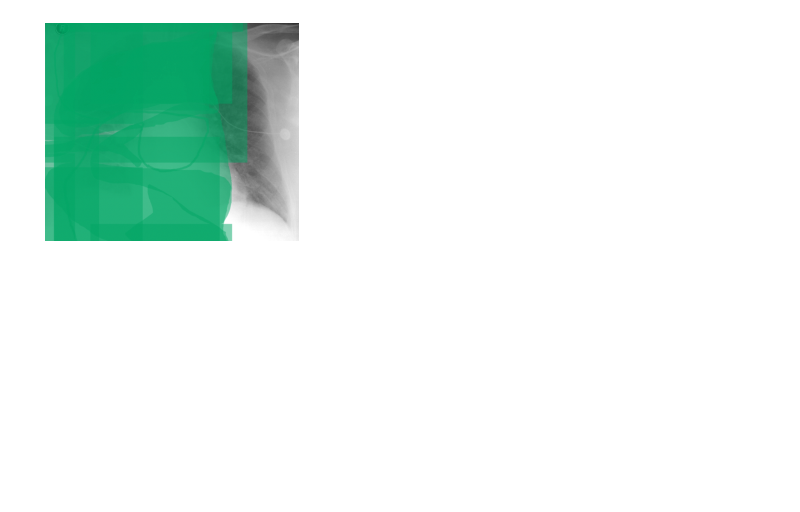
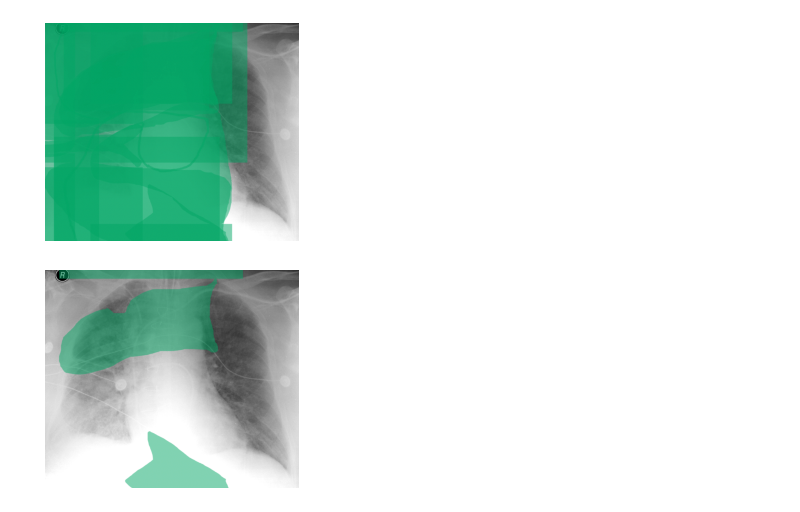
Before and after one commit to HYUNMIN-HWANG/AI604-Computer-Vision-Project, a Jupyter notebook: pycocotools_demo.ipynb, the cells around one changed output. Cells and saved outputs as stored; diff of their text form; code cells hidden in the pictures; blank space fills up the shorter version.

```diff
--- a/pycocotools_demo.ipynb
+++ b/pycocotools_demo.ipynb
@@ -33,5 +33,5 @@ COVID-19 Cardiomediastinum COVID-19 Endotracheal Tube COVID-19 Tubings COVID-19
 # %%
-catIds = coco.getCatIds(catNms=['Airways'])
+catIds = coco.getCatIds(catNms=['Right Lung'])
 print(catIds)
 imgIds = coco.getImgIds(catIds=catIds)
 print(imgIds)
@@ -95,3 +95,11 @@ plt.imshow(I, cmap="gray"); plt.axis('off')
 coco.showAnns(anns)
 # %% [output]
 [figure]
+# %%
+# load and display instance annotations
+plt.imshow(I, cmap="gray"); plt.axis('off')
+annIds = coco.getAnnIds(imgIds=img['id'], iscrowd=None)
+anns = coco.loadAnns(annIds[4]) # Right Lung
+coco.showAnns(anns)
+# %% [output]
+[figure, added]
```
Also changed, not shown: parts of 5 cells of this notebook, 1 other file.
